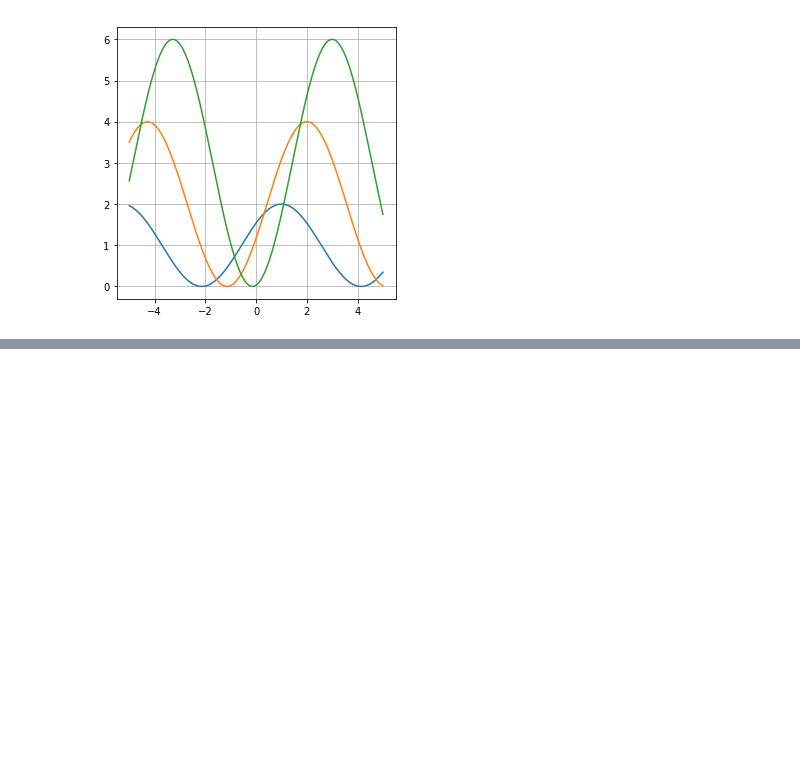
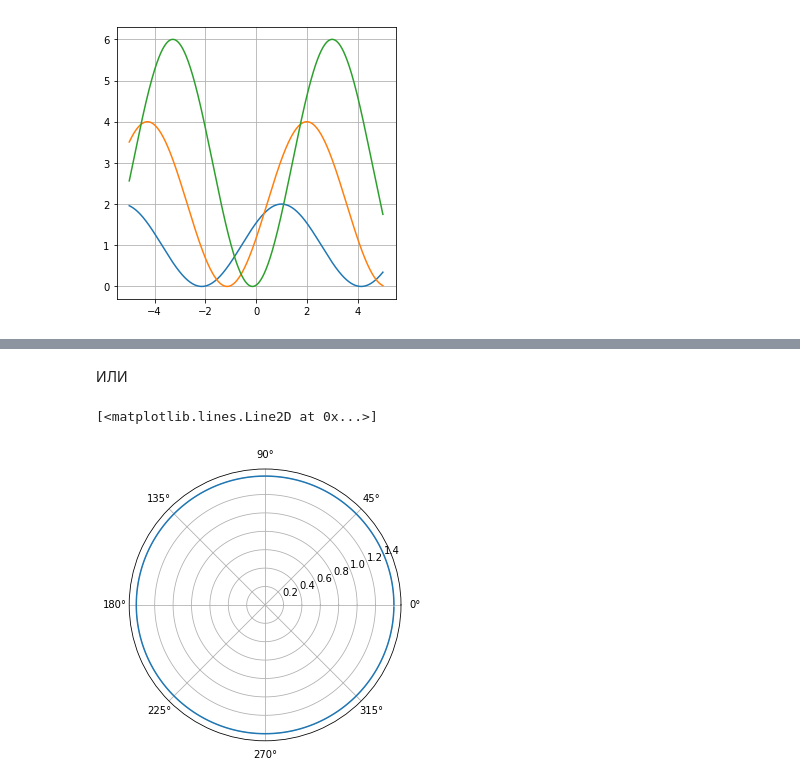
Before and after one commit to VadimSpb/MathForDC, a Jupyter notebook: hw03-04.ipynb, the cells around one changed output, grey strips where cells are left out. Cells and saved outputs as stored; diff of their text form; code cells hidden in the pictures; blank space fills up the shorter version.

```diff
--- a/hw03-04.ipynb
+++ b/hw03-04.ipynb
@@ -24,0 +58,8 @@ for i in range(1, 4):
+# %% [markdown]
+ИЛИ
+# %%
+theta = np.arange(0., 2., 1./180.)*np.pi
+plt.polar(theta, [1.4]*len(theta))
+# %% [output]
+[<matplotlib.lines.Line2D at 0x...>]
+[figure, added]
```
Also changed, not shown: parts of 39 cells of this notebook.
